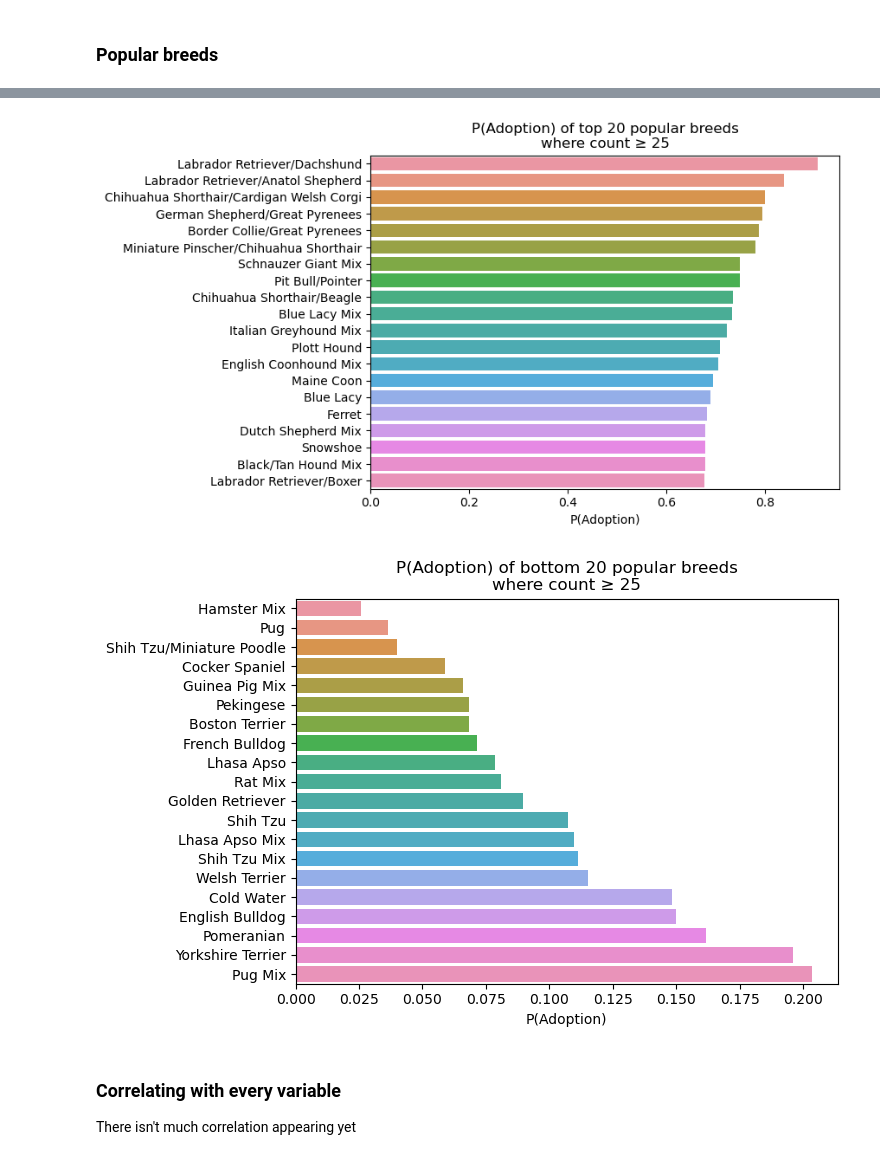
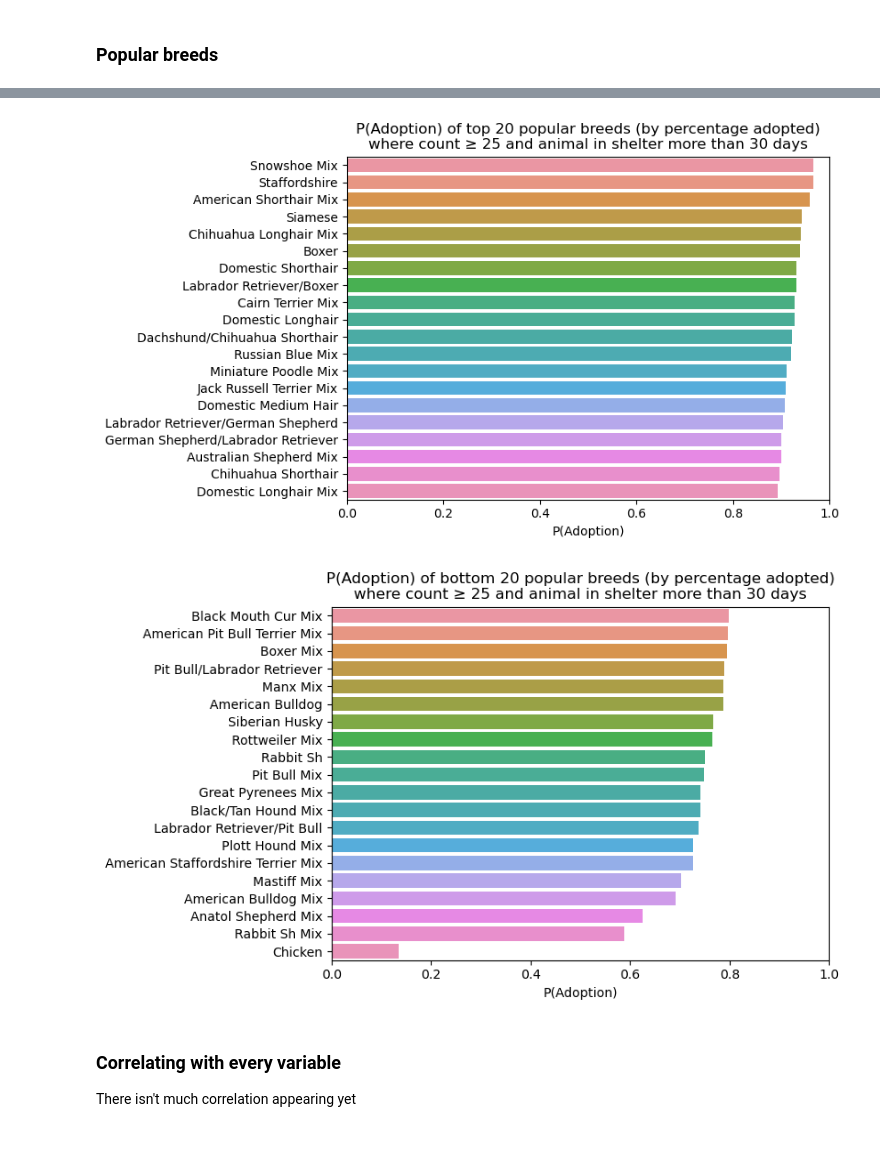
Before and after one commit to i12345/AustinAnimalCenterAnalysis, a Jupyter notebook: corr.ipynb, the cells around one changed output, grey strips where cells are left out. Cells and saved outputs as stored; diff of their text form; code cells hidden in the pictures.

Commit message:
animals are filtered to remove, for much of the analysis, animals that were in shelter for less than 5 days

```diff
--- a/corr.ipynb
+++ b/corr.ipynb
@@ -53,3 +53,7 @@ df_breeds_with_info.head()
 | 3 | Labrador Retriever Mix | 7913 | Dog | 0.546063 | 0.409771 | 0.421755 | 0.329495 | ... |
 | 4 | Chihuahua Shorthair Mix | 6689 | Dog | 0.483181 | 0.609789 | 0.370759 | 0.493648 | ... |
 5 rows × 45 columns
+# %%
+def animalsLongerThan(days_limit):
+    years_limit = days_limit / 365.25
+    return df_out_with_breeds_info.loc[df_out_with_breeds_info["Years in animal center"] > years_limit]
@@ -56,5 +81,22 @@ df_breeds_with_info.head()
 # %% [markdown]
 # Analysis by breed
+# %%
+def breeds(df_animals):
+    df_breeds_filtered = pd.DataFrame(columns=['Breed', 'Count'])
+
+    copy_columns = [column for column in df_breeds_with_info.columns if column not in df_breeds.columns]
+
+    for breed, loc in df_animals.groupby("Breed").groups.items():
+        df_out_filtered_breed = df_animals.loc[loc]
+        df_breeds_filtered.at[breed, 'Breed'] = breed
+        df_breeds_filtered.at[breed, 'Count'] = df_out_filtered_breed.shape[0]
+        df_breeds_filtered.at[breed, 'Adopted'] = df_out_filtered_breed.Adopted.mean()
+
+        df_breeds_with_info_row = df_breeds_with_info.loc[df_breeds_with_info.Breed == breed]
+        for column in copy_columns:
+            df_breeds_filtered.at[breed, column] = df_breeds_with_info_row[column].values[0]
+
+    return df_breeds_filtered
 # %% [markdown]
 ### Popular breeds
 # %%
@@ -77,35 +122,40 @@ plt.show()
 # %%
+days_limit = 30
+df_breeds_filtered = breeds(animalsLongerThan(days_limit))
+
 n = 25
-df_breeds_with_info_sorted_by_breed = df_breeds_with_info.loc[df_breeds_with_info.Count >= n]
+df_breeds_filtered = df_breeds_filtered.loc[df_breeds_filtered.Count >= n]
 
 k = 20
 
 plt.figure(figsize=(7,5))
-sns.barplot(
-    data=df_breeds_with_info_sorted_by_breed.sort_values('Adopted', ascending=False).head(k),
+ax = sns.barplot(
+    data=df_breeds_filtered.sort_values('Adopted', ascending=False).head(k),
     x='Adopted',
     y='Breed',
     errorbar=None,
 )
+ax.set_xlim(0, 1)
 plt.xlabel('P(Adoption)')
 plt.ylabel(None)
-plt.title(f'P(Adoption) of top {k} popular breeds\nwhere count ≥ {n}')
+plt.title(f'P(Adoption) of top {k} popular breeds (by percentage adopted)\nwhere count ≥ {n} and animal in shelter more than {days_limit} days')
 plt.show()
 
 plt.figure(figsize=(7,5))
-sns.barplot(
-    data=df_breeds_with_info_sorted_by_breed.sort_values('Adopted', ascending=True).head(k),
+ax = sns.barplot(
+    data=df_breeds_filtered.sort_values('Adopted', ascending=True).head(k).sort_values('Adopted', ascending=False),
     x='Adopted',
     y='Breed',
     errorbar=None,
 )
+ax.set_xlim(0, 1)
 plt.xlabel('P(Adoption)')
 plt.ylabel(None)
-plt.title(f'P(Adoption) of bottom {k} popular breeds\nwhere count ≥ {n}')
+plt.title(f'P(Adoption) of bottom {k} popular breeds (by percentage adopted)\nwhere count ≥ {n} and animal in shelter more than {days_limit} days')
 plt.show()
 # %% [output]
-[figure, old version]
+[figure, new version]
-[figure, old version]
+[figure, new version]
 # %% [markdown]
 ### Correlating with every variable
 
```
Also changed, not shown: parts of 14 cells of this notebook, 3 other files.
